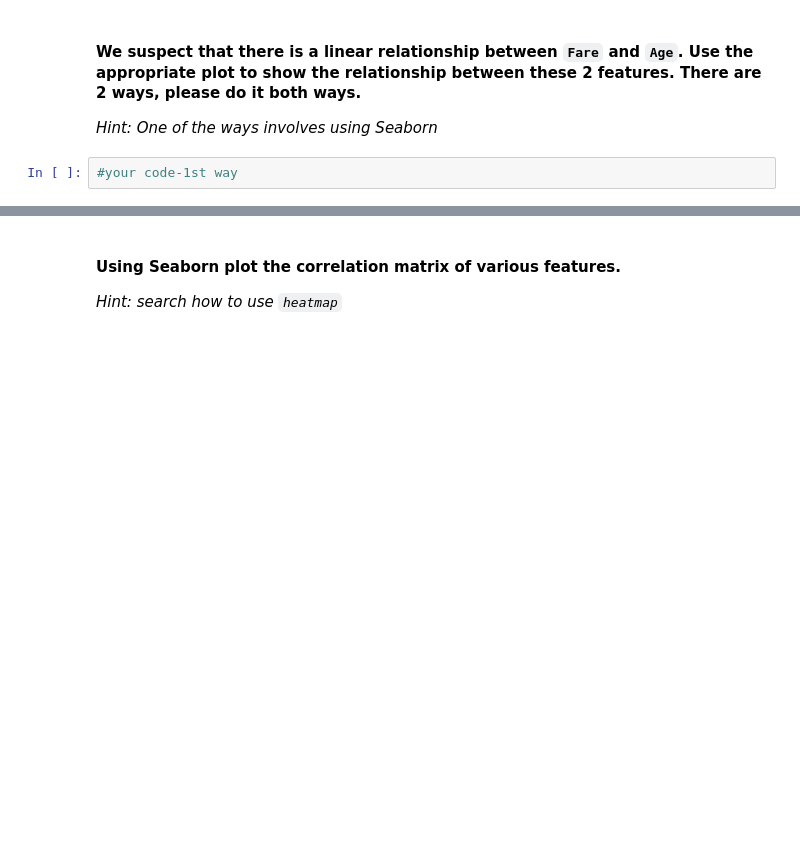
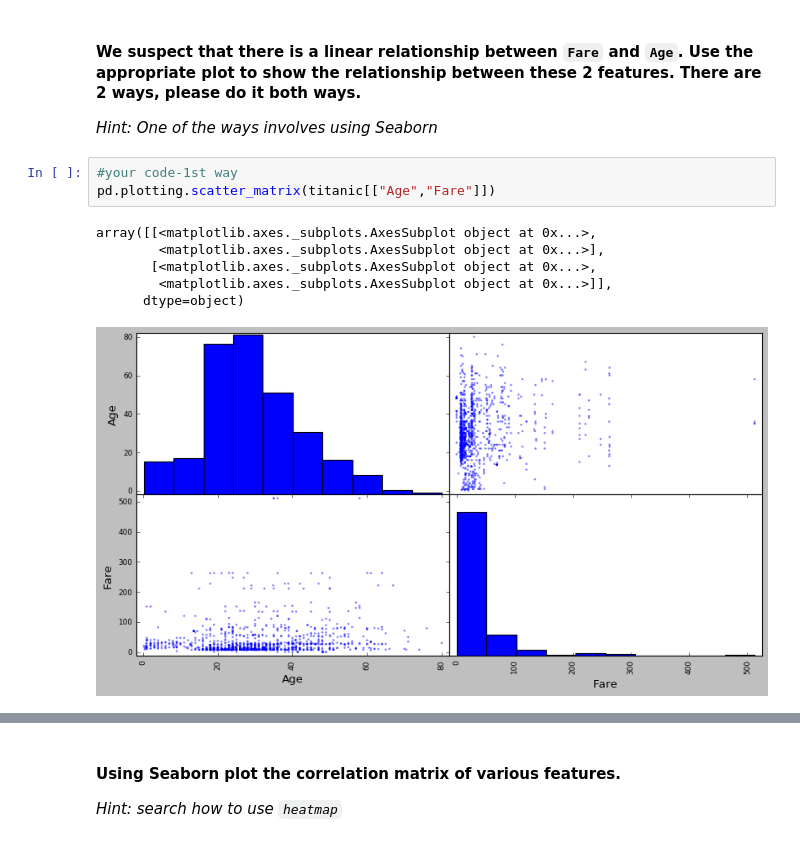
Before and after one commit to carlosmd14/datamad0119, a Jupyter notebook: module-2/lab-matplotlib-seaborn/your-code/challenge-3.ipynb, the cells around one changed output, grey strips where cells are left out. Drawn from its saved outputs; the diff is of its cells as text; blank space fills up the shorter version.

```diff
--- a/module-2/lab-matplotlib-seaborn/your-code/challenge-3.ipynb
+++ b/module-2/lab-matplotlib-seaborn/your-code/challenge-3.ipynb
@@ -179,5 +183,13 @@ sns.boxplot(y=titanic["Age"],color='lightblue', width=0.98)
 *Hint: One of the ways involves using Seaborn*
 # %%
 #your code-1st way
+pd.plotting.scatter_matrix(titanic[["Age","Fare"]])
+# %% [output]
+array([[<matplotlib.axes._subplots.AxesSubplot object at 0x...>,
+        <matplotlib.axes._subplots.AxesSubplot object at 0x...>],
+       [<matplotlib.axes._subplots.AxesSubplot object at 0x...>,
+        <matplotlib.axes._subplots.AxesSubplot object at 0x...>]],
+      dtype=object)
+[figure, added]
 # %%
 # your code-2nd way
```
Also changed, not shown: parts of 6 cells of this notebook.
